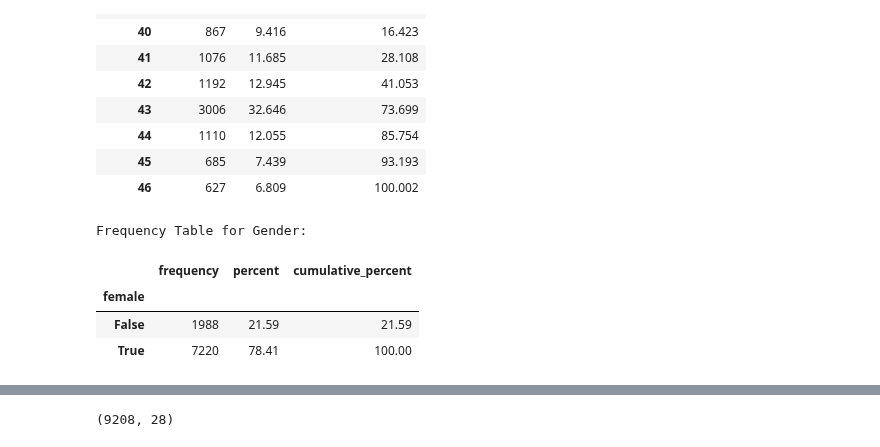
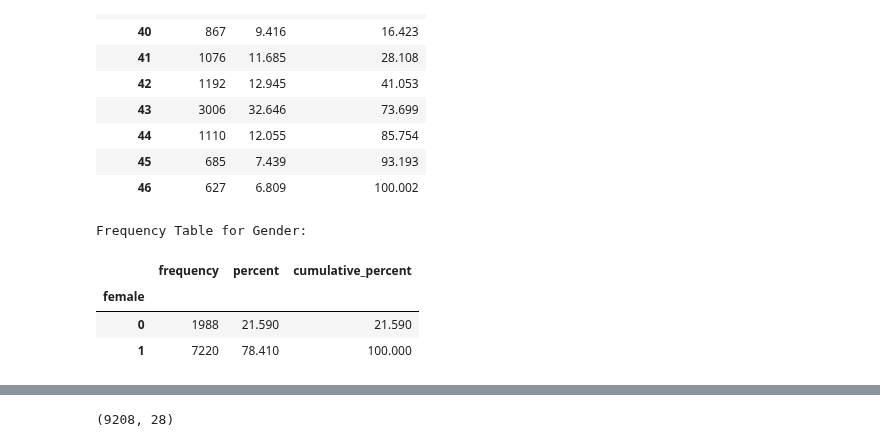
Before and after one commit to Iandrewburg/Assignment_1, a Jupyter notebook: Assignment_1.ipynb, the cells around one changed output, grey strips where cells are left out. Drawn from its saved outputs; the diff is of its cells as text; code cells hidden in the pictures.

```diff
--- a/Assignment_1.ipynb
+++ b/Assignment_1.ipynb
@@ -17,7 +17,7 @@ from stargazer import stargazer
 from statsmodels.tools.eval_measures import mse,rmse
 # %%
 # Read the csv and feed it into the variable xc
-data = pd.read_csv("https://raw.githubusercontent.com/Iandrewburg/Assignment_1/main/morg-2014-emp.csv?token=GHSAT0AAAAAACHIAHJF2NYISGDFSEGNFEXSZNK4VWA")
+data = pd.read_csv("https://raw.githubusercontent.com/Iandrewburg/Assignment_1/main/morg-2014-emp.csv")
 
 # Filter dataset for healthcare practitioners
 data = data.loc[((data["occ2012"] >= 3000) & (data["occ2012"] <= 3540))]
@@ -149,17 +149,17 @@ Frequency Table for grade92:
 | 46 | 627 | 6.809 | 100.002 |
 # %%
 # Frequency table for gender
-data["female"] = (data["sex"] == 2) # gender dummy
+data["female"] = (data["sex"] == 2).astype(int) # gender dummy
 freq_gender = data.groupby("female").agg(frequency=("female", "size"))
 freq_gender["percent"] = round(freq_gender["frequency"] / sum(freq_gender["frequency"]) * 100, 3)
 freq_gender["cumulative_percent"] = np.cumsum(freq_gender["percent"])
 print("Frequency Table for Gender:")
 freq_gender
 # %% [output]
 Frequency Table for Gender:
 |  | frequency | percent | cumulative_percent |
 | female |  |  |  |
-| False | 1988 | 21.59 | 21.59 |
-| True | 7220 | 78.41 | 100.00 |
+| 0 | 1988 | 21.590 | 21.590 |
+| 1 | 7220 | 78.410 | 100.000 |
 # %%
 # currently working dummy
```
Also changed, not shown: parts of 27 cells of this notebook.
